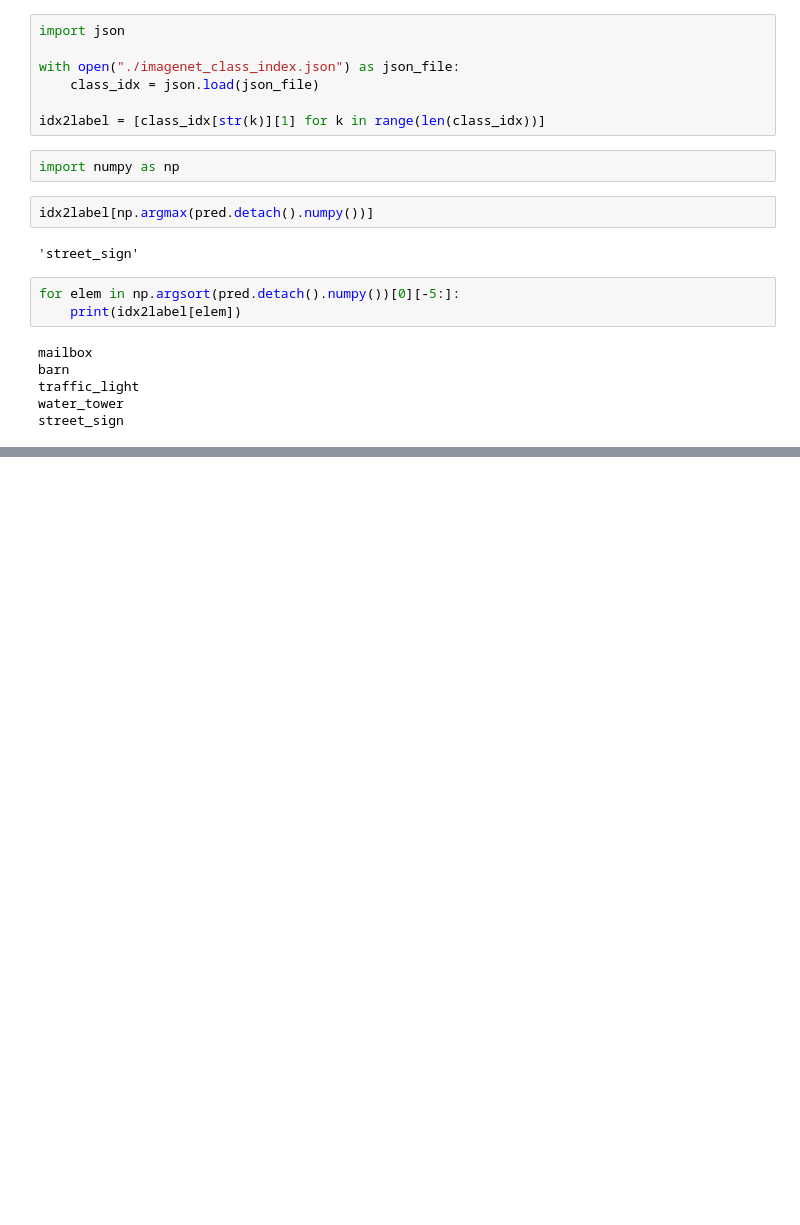
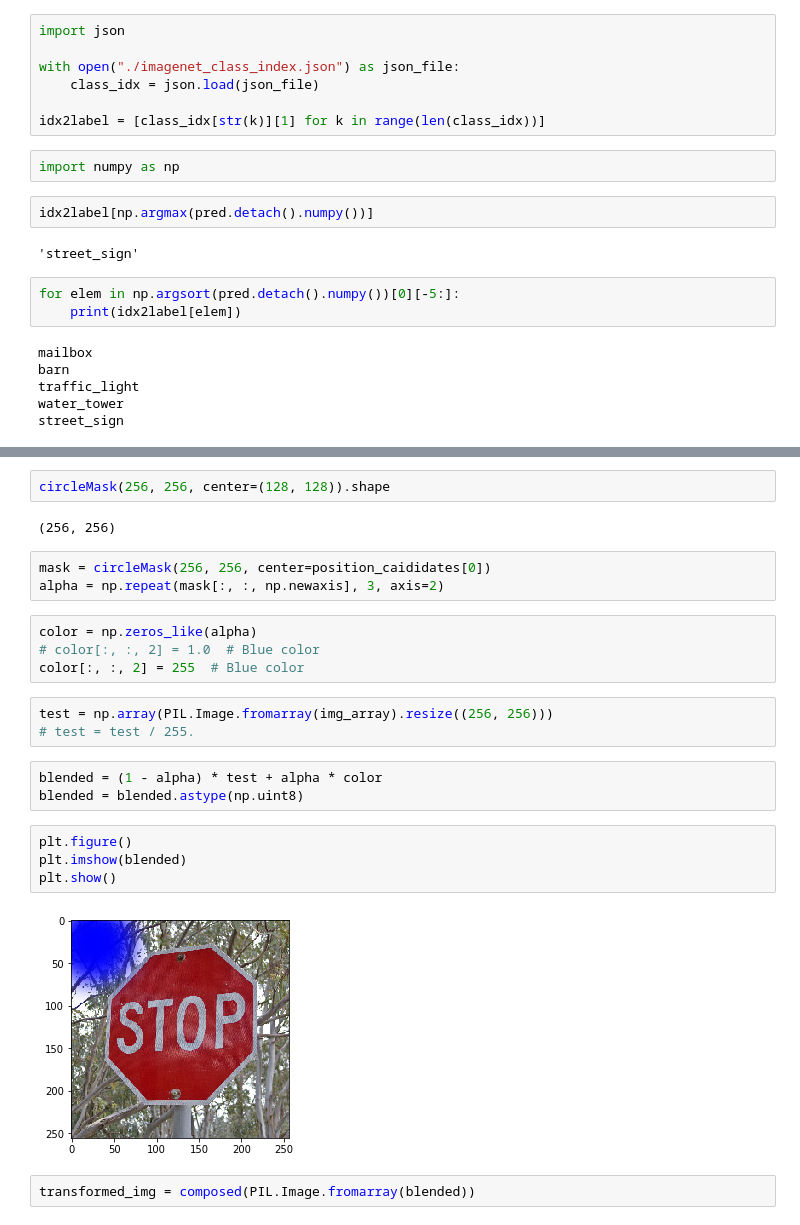
Before and after one commit to yoheikikuta/PyTorch-check, a Jupyter notebook: notebooks/adversarial_sticker_in_digital.ipynb, the cells around one changed output, grey strips where cells are left out. Cells and saved outputs as stored; diff of their text form; blank space fills up the shorter version.

Commit message:
[Update] Add alpha-blending using circular dot

```diff
--- a/notebooks/adversarial_sticker_in_digital.ipynb
+++ b/notebooks/adversarial_sticker_in_digital.ipynb
@@ -134,0 +159,25 @@ street_sign
+# %%
+circleMask(256, 256, center=(128, 128)).shape
+# %% [output]
+(256, 256)
+# %%
+mask = circleMask(256, 256, center=position_caididates[0])
+alpha = np.repeat(mask[:, :, np.newaxis], 3, axis=2)
+# %%
+color = np.zeros_like(alpha)
+# color[:, :, 2] = 1.0  # Blue color
+color[:, :, 2] = 255  # Blue color
+# %%
+test = np.array(PIL.Image.fromarray(img_array).resize((256, 256)))
+# test = test / 255.
+# %%
+blended = (1 - alpha) * test + alpha * color
+blended = blended.astype(np.uint8)
+# %%
+plt.figure()
+plt.imshow(blended)
+plt.show()
+# %% [output]
+[figure, added]
+# %%
+transformed_img = composed(PIL.Image.fromarray(blended))
```
Also changed, not shown: parts of 14 cells of this notebook.
